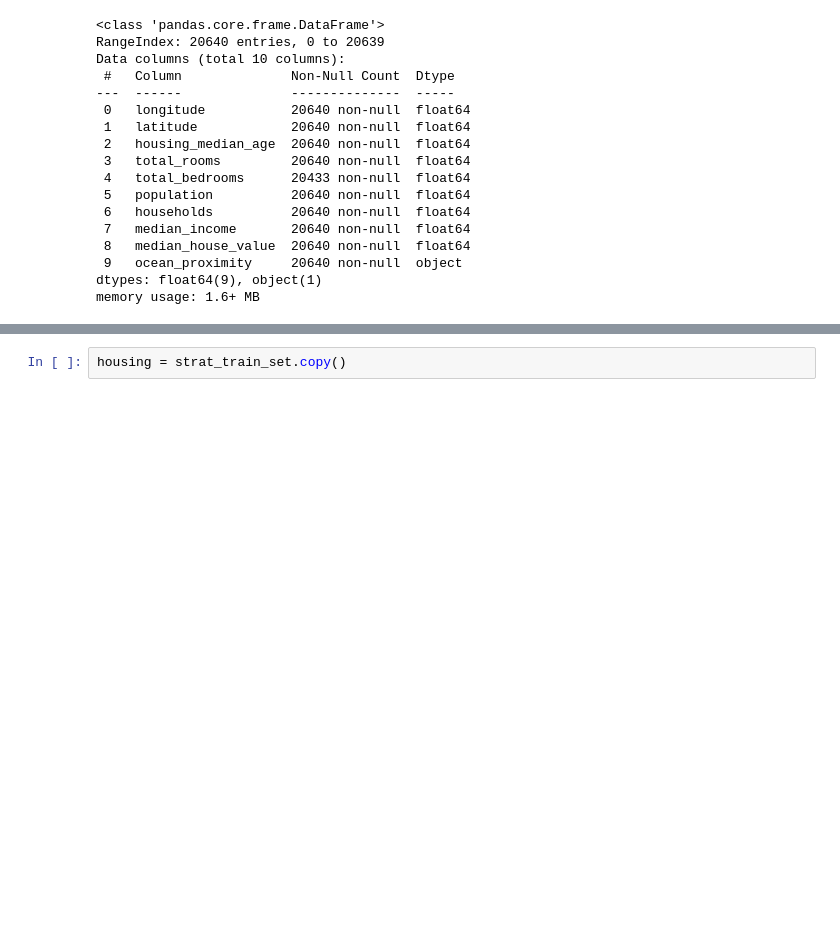
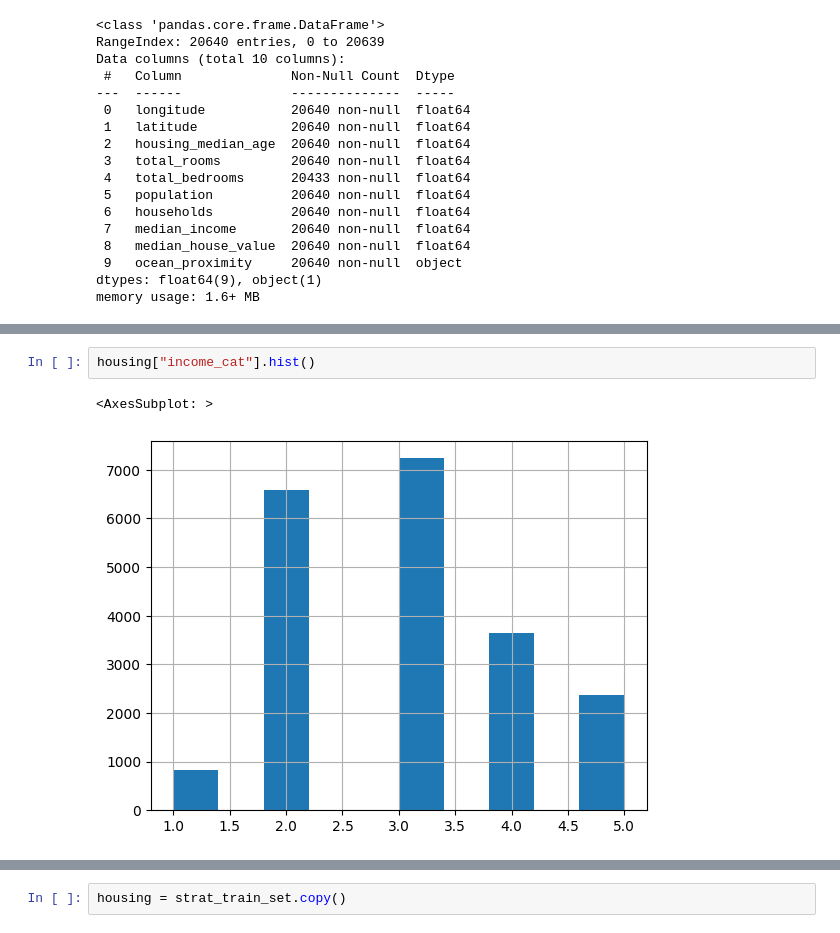
Before and after one commit to Roozeppe/Machine_Learning_Projects, a Jupyter notebook: housing-cali.ipynb, the cells around one changed output, grey strips where cells are left out. Drawn from its saved outputs; the diff is of its cells as text; blank space fills up the shorter version.

```diff
--- a/housing-cali.ipynb
+++ b/housing-cali.ipynb
@@ -121,0 +114,5 @@ strat_train_set, strat_test_set = train_test_split(housing, test_size=0.2, strat
+# %%
+housing["income_cat"].hist()
+# %% [output]
+<AxesSubplot: >
+[figure, added]
```
Also changed, not shown: parts of 40 cells of this notebook.
